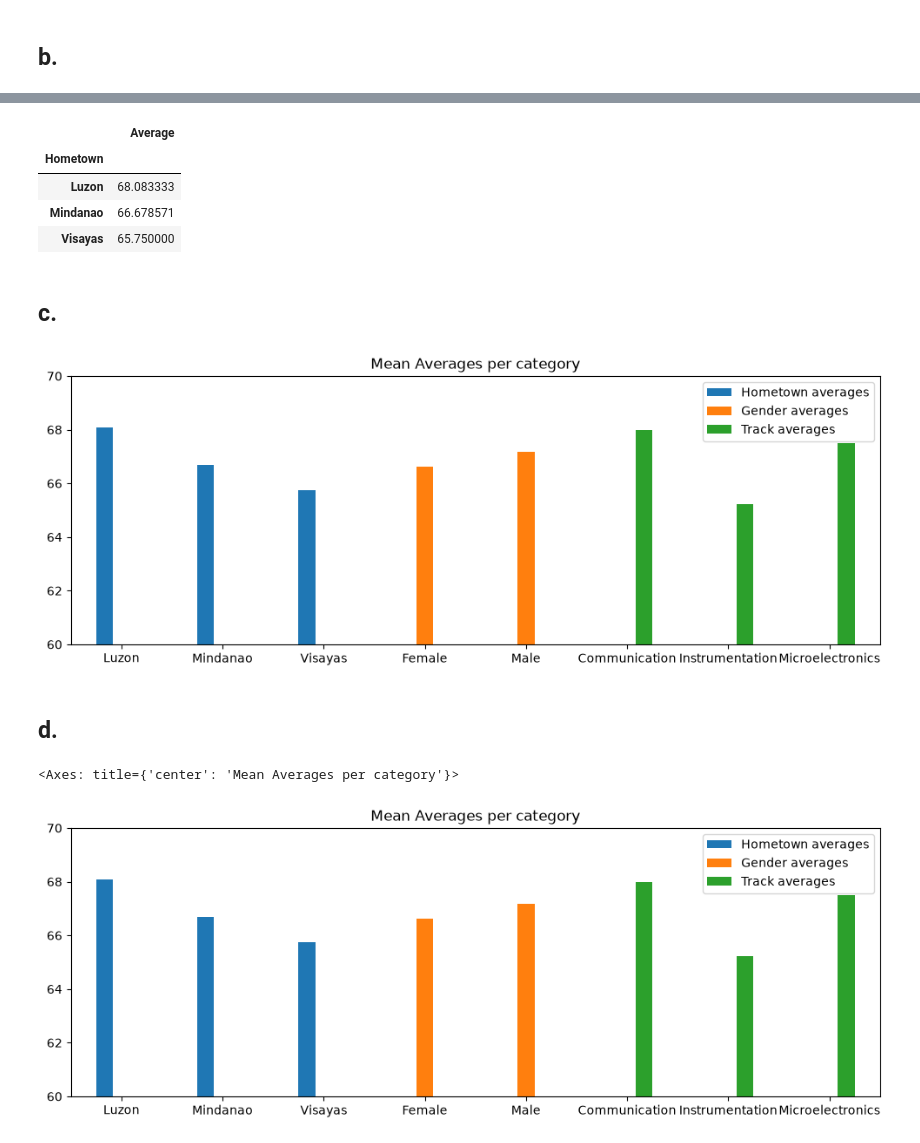
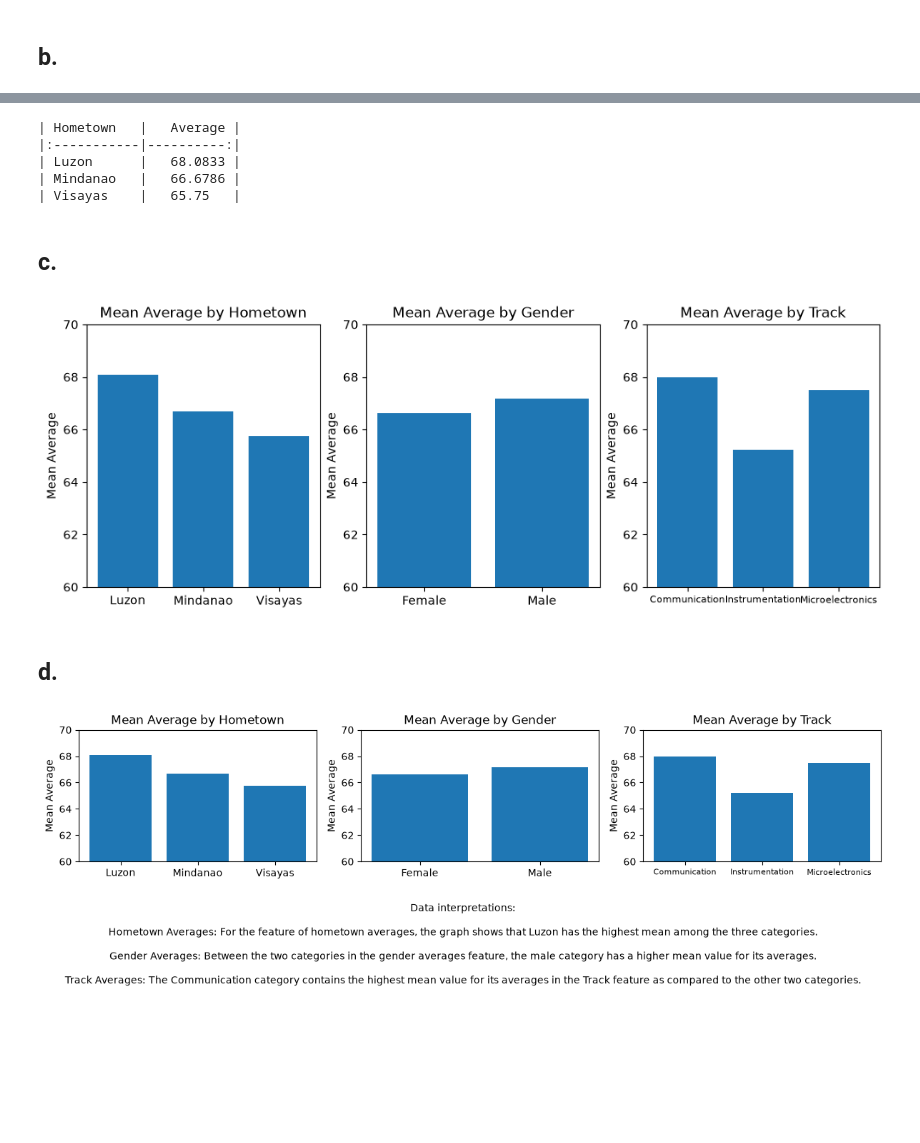
Before and after one commit to Adrian-Lorenz-Dayao/EXPERIMENT-4-DATA-WRANGLING-AND-DATA-VISUALIZATION, a Jupyter notebook: Dayao 2ECE-A PA4.ipynb, the cells around one changed output, grey strips where cells are left out. Cells and saved outputs as stored; diff of their text form; code cells hidden in the pictures; blank space fills up the shorter version.

```diff
--- a/Dayao 2ECE-A PA4.ipynb
+++ b/Dayao 2ECE-A PA4.ipynb
@@ -128,19 +209,39 @@ Genderavg
 # %%
 Hometownavg = pd.DataFrame(data=boardavg.groupby('Hometown')['Average'].mean()) #turns the calculated means of Hometown category from boardavg and creates then displays its dataframe while saving to a variable
-Hometownavg
+print(Hometownavg.to_markdown())
 # %% [output]
-|  | Average |
-| Hometown |  |
-| Luzon | 68.083333 |
-| Mindanao | 66.678571 |
-| Visayas | 65.750000 |
+| Hometown   |   Average |
+|:-----------|----------:|
+| Luzon      |   68.0833 |
+| Mindanao   |   66.6786 |
+| Visayas    |   65.75   |
 # %% [markdown]
 ## c.
 # %%
 categories = pd.concat([Hometownavg, Genderavg, Trackavg], axis = 1) #combines all mean values from the saved dataframe variables into one new dataframe
 categories.columns = ['Hometown averages', 'Gender averages', 'Track averages'] #assigns columns to each group of averages to sort by category
 # %%
-category_average = categories.plot(kind='bar', layout=(1, 3), figsize=(12, 4), ylim = (60, 70), rot=0, title="Mean Averages per category")
-#creates a figure of bar graphs from the categories dataframe with a minimum vertical value of 60 and max value of 70
+fig, axes = plt.subplots(1, 3, figsize=(12, 4)) #assigns a variable fig for the entire figure and a variable axes for the graphs themselves
+
+# Hometown bar graph
+axes[0].bar(Hometownavg.index, Hometownavg['Average'])  #sets hometownavg categories as indices and assigns its respective values
+axes[0].set_title('Mean Average by Hometown') #sets graph title
+axes[0].set_ylabel('Mean Average') #labels the y axis as the mean of the averages
+axes[0].set_ylim(60, 70) #zooms in on values from 60-70
+
+# Gender
+axes[1].bar(Genderavg.index, Genderavg['Average']) #sets Genderavg categories as indices and assigns its respective values
+axes[1].set_title('Mean Average by Gender') #sets graph title
+axes[1].set_ylabel('Mean Average') #labels the y axis as the mean of the averages
+axes[1].set_ylim(60, 70) #zooms in on values from 60-70
+
+# Track
+axes[2].bar(Trackavg.index, Trackavg['Average']) #sets Trackavg categories as indices and assigns its respective values
+axes[2].set_title('Mean Average by Track') #sets graph title
+axes[2].set_ylabel('Mean Average') #labels the y axis as the mean of the averages
+axes[2].set_ylim(60, 70) #zooms in on values from 60-70
+axes[2].tick_params(axis='x', labelsize=8) #decreases bar graph name sizes
+
+plt.show() #displays the graph
 # %% [output]
-[figure, old version]
+[figure, new version]
@@ -151,7 +250,39 @@ savegraph.savefig('category average.png', dpi=400) #saves figure as a png file
 # %% [markdown]
 ## d.
 # %%
-categories.plot(kind='bar', layout=(1, 3), figsize=(12, 4), ylim = (60, 70), rot = 0, title="Mean Averages per category")
+fig, axes = plt.subplots(1, 3, figsize=(12, 4)) #assigns a variable fig for the entire figure and a variable axes for the graphs themselves
+
+# Hometown bar graph
+axes[0].bar(Hometownavg.index, Hometownavg['Average'])  #sets hometownavg categories as indices and assigns its respective values
+axes[0].set_title('Mean Average by Hometown') #sets graph title
+axes[0].set_ylabel('Mean Average') #labels the y axis as the mean of the averages
+axes[0].set_ylim(60, 70) #zooms in on values from 60-70
+
+# Gender
+axes[1].bar(Genderavg.index, Genderavg['Average']) #sets Genderavg categories as indices and assigns its respective values
+axes[1].set_title('Mean Average by Gender') #sets graph title
+axes[1].set_ylabel('Mean Average') #labels the y axis as the mean of the averages
+axes[1].set_ylim(60, 70) #zooms in on values from 60-70
+
+# Track
+axes[2].bar(Trackavg.index, Trackavg['Average']) #sets Trackavg categories as indices and assigns its respective values
+axes[2].set_title('Mean Average by Track') #sets graph title
+axes[2].set_ylabel('Mean Average') #labels the y axis as the mean of the averages
+axes[2].set_ylim(60, 70) #zooms in on values from 60-70
+axes[2].tick_params(axis='x', labelsize=8) #decreases bar graph name sizes
+
+fig.text(0.5, 0.02,  """Data interpretations:
+
+Hometown Averages: For the feature of hometown averages, the graph shows that Luzon has the highest mean among the three categories.
+
+Gender Averages: Between the two categories in the gender averages feature, the male category has a higher mean value for its averages.
+
+Track Averages: The Communication category contains the highest mean value for its averages in the Track feature as compared to the other two categories.""",
+    ha='center'
+)
+
+plt.tight_layout(rect=[0, 0.35, 1, 1]) #adds space below graph
+
+plt.show() #displays the graph
 # %% [output]
-<Axes: title={'center': 'Mean Averages per category'}>
-[figure, old version]
+[figure, new version]
```
Also changed, not shown: parts of 14 cells of this notebook.
